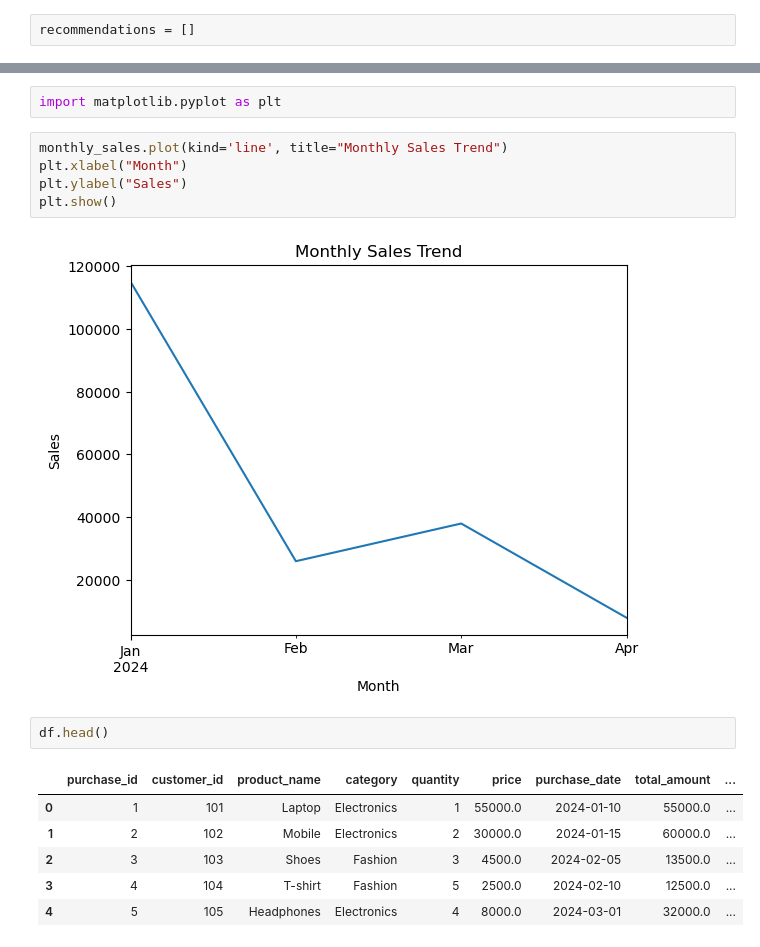
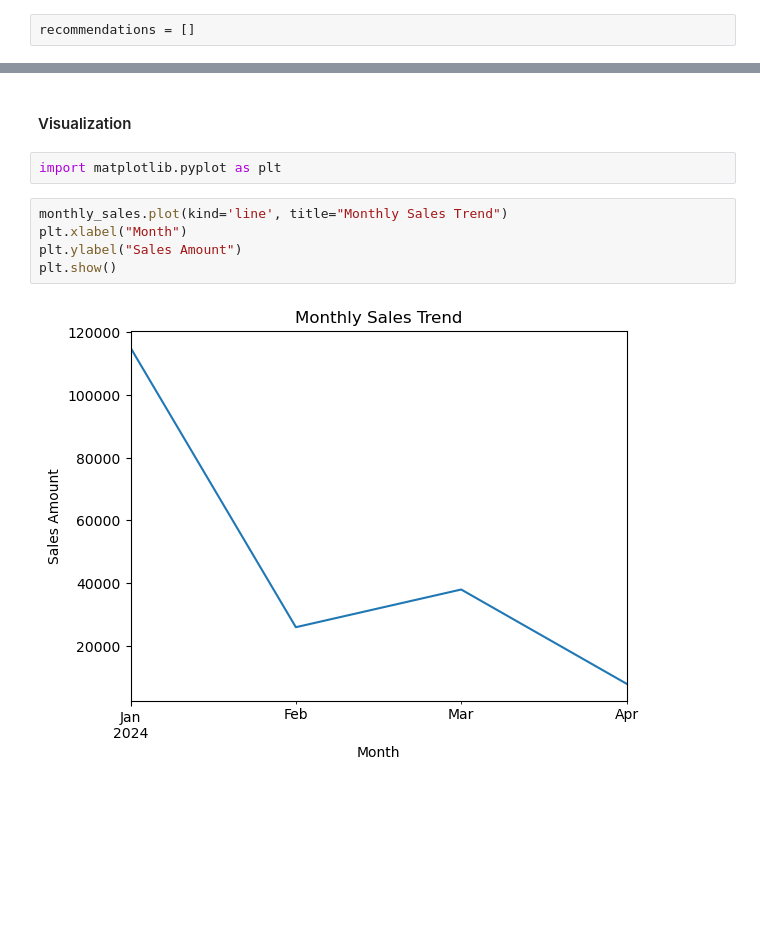
Before and after one commit to sheryyll/SingleVersionOfTruth, a Jupyter notebook: lab1.ipynb, the cells around one changed output, grey strips where cells are left out. Drawn from its saved outputs; the diff is of its cells as text; blank space fills up the shorter version.

```diff
--- a/lab1.ipynb
+++ b/lab1.ipynb
@@ -68,18 +171,11 @@ recommendations.append("Provide discounts for " + low_category)
+# %% [markdown]
+#### Visualization
 # %%
 import matplotlib.pyplot as plt
 # %%
 monthly_sales.plot(kind='line', title="Monthly Sales Trend")
 plt.xlabel("Month")
-plt.ylabel("Sales")
+plt.ylabel("Sales Amount")
 plt.show()
 # %% [output]
-[figure, old version]
+[figure, new version]
-# %%
-df.head()
-# %% [output]
-|  | purchase_id | customer_id | product_name | category | quantity | price | purchase_date | total_amount | ... |
-| 0 | 1 | 101 | Laptop | Electronics | 1 | 55000.0 | 2024-01-10 | 55000.0 | ... |
-| 1 | 2 | 102 | Mobile | Electronics | 2 | 30000.0 | 2024-01-15 | 60000.0 | ... |
-| 2 | 3 | 103 | Shoes | Fashion | 3 | 4500.0 | 2024-02-05 | 13500.0 | ... |
-| 3 | 4 | 104 | T-shirt | Fashion | 5 | 2500.0 | 2024-02-10 | 12500.0 | ... |
-| 4 | 5 | 105 | Headphones | Electronics | 4 | 8000.0 | 2024-03-01 | 32000.0 | ... |
```
Also changed, not shown: parts of 23 cells of this notebook, 12 other files.
